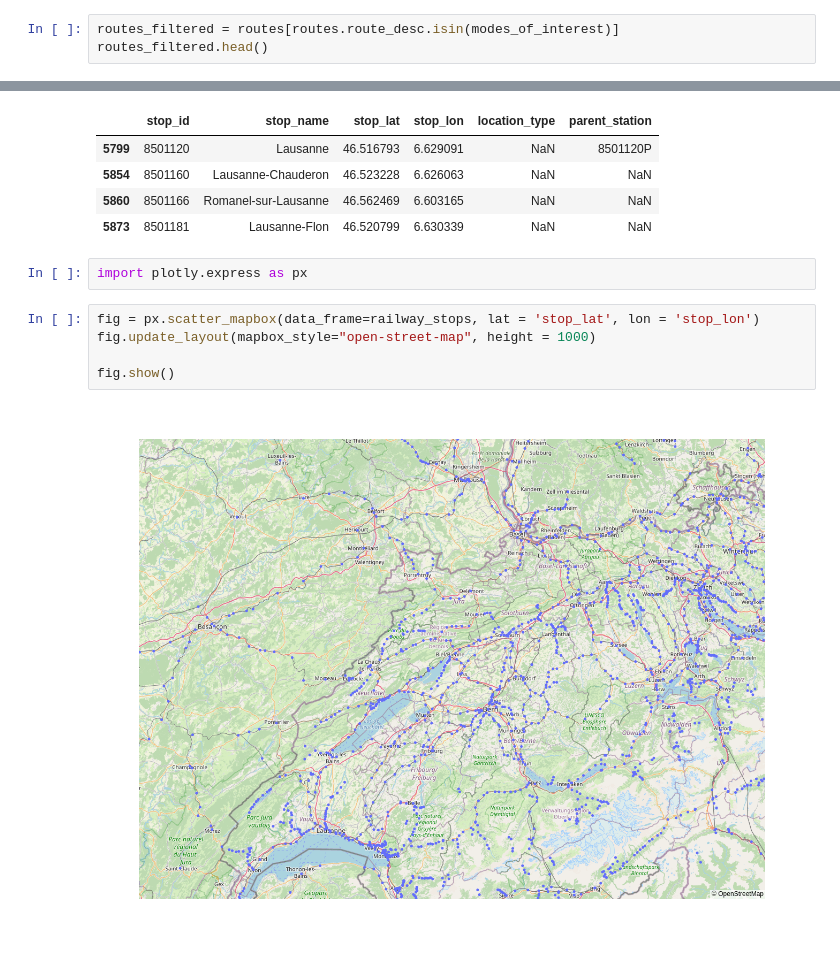
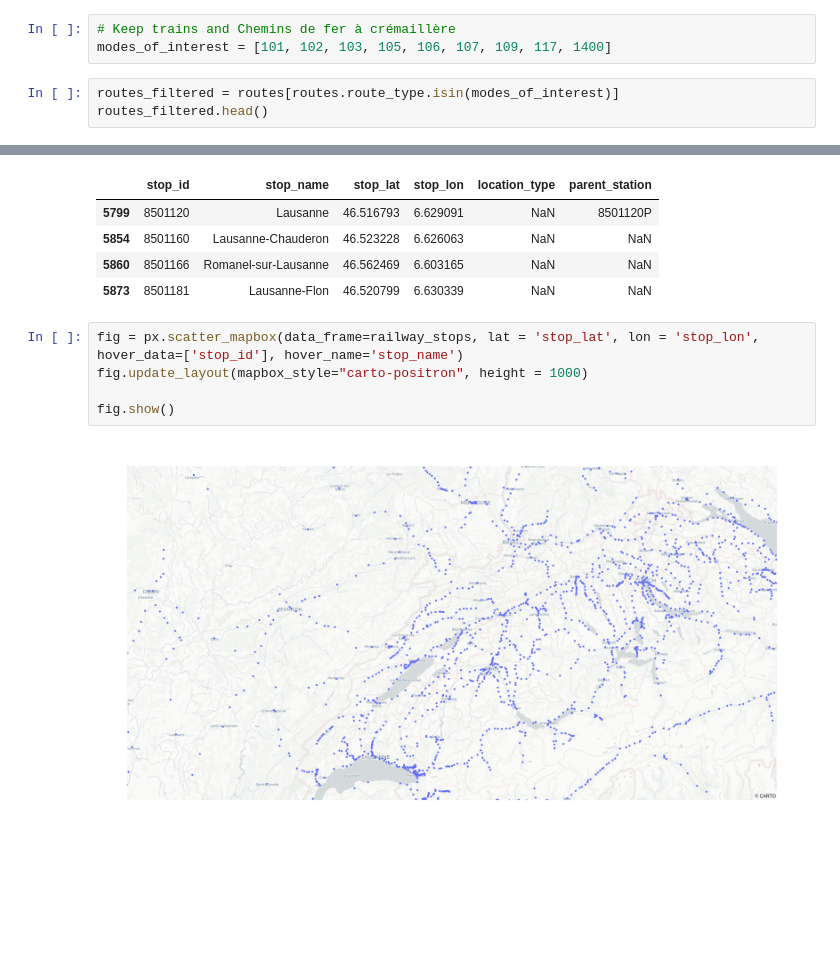
Before and after one commit to karimassi/cds-2021, a Jupyter notebook: graph_construction.ipynb, the cells around one changed output, grey strips where cells are left out. Cells and saved outputs as stored; diff of their text form; blank space fills up the shorter version.

Commit message:
Refined definition of railway stations

```diff
--- a/graph_construction.ipynb
+++ b/graph_construction.ipynb
@@ -63,5 +59,8 @@ modes_of_interest = [mode for mode in routes.route_desc.unique() if mode not in
+# %%
+# Keep trains and Chemins de fer à crémaillère
+modes_of_interest = [101, 102, 103, 105, 106, 107, 109, 117, 1400]
 # %%
-routes_filtered = routes[routes.route_desc.isin(modes_of_interest)]
+routes_filtered = routes[routes.route_type.isin(modes_of_interest)]
 routes_filtered.head()
 # %% [output]
 |  | route_id | agency_id | route_short_name | route_long_name | route_desc | route_type |
@@ -112,12 +111,10 @@ railway_stops[railway_stops.stop_name.str.contains('Lausanne')]
 | 5854 | 8501160 | Lausanne-Chauderon | 46.523228 | 6.626063 | NaN | NaN |
 | 5860 | 8501166 | Romanel-sur-Lausanne | 46.562469 | 6.603165 | NaN | NaN |
 | 5873 | 8501181 | Lausanne-Flon | 46.520799 | 6.630339 | NaN | NaN |
-# %%
-import plotly.express as px
 # %%
-fig = px.scatter_mapbox(data_frame=railway_stops, lat = 'stop_lat', lon = 'stop_lon')
-fig.update_layout(mapbox_style="open-street-map", height = 1000)
+fig = px.scatter_mapbox(data_frame=railway_stops, lat = 'stop_lat', lon = 'stop_lon', hover_data=['stop_id'], hover_name='stop_name')
+fig.update_layout(mapbox_style="carto-positron", height = 1000)
 
 fig.show()
 # %% [output]
-[figure, old version]
+[figure, new version]
```
Also changed, not shown: parts of 4 cells of this notebook, 1 other file.
